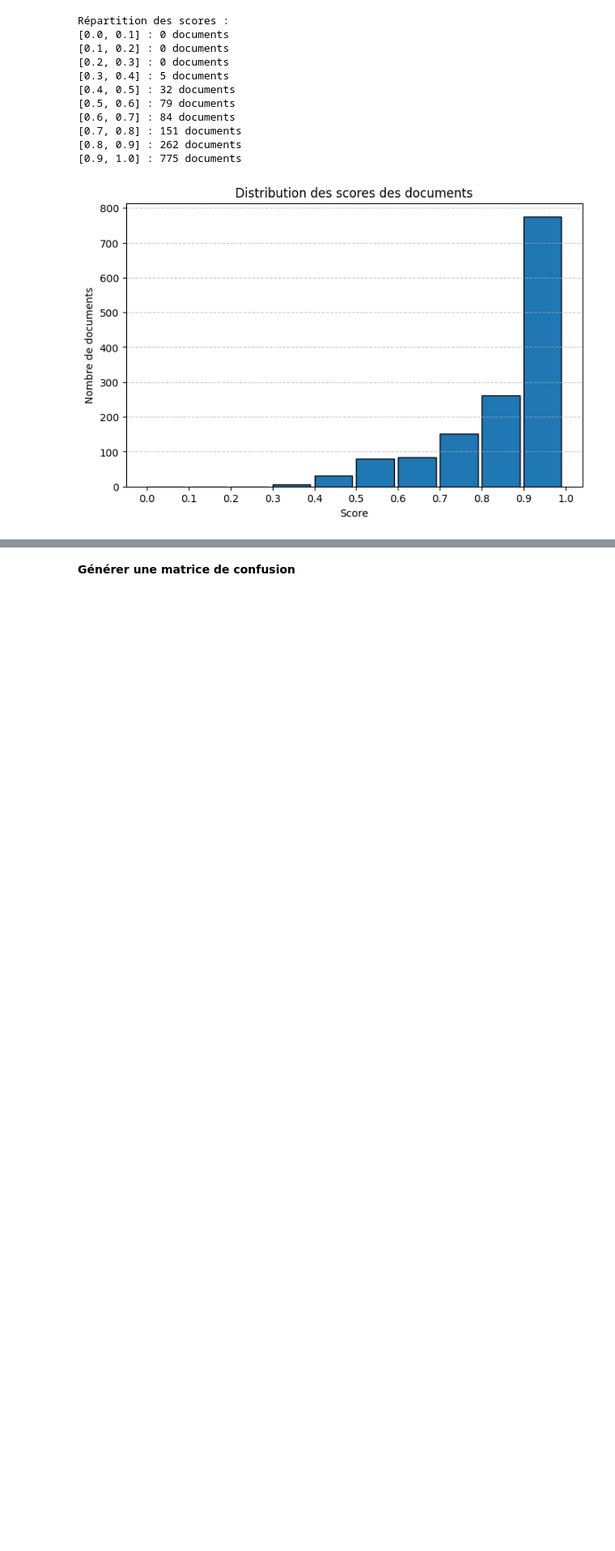
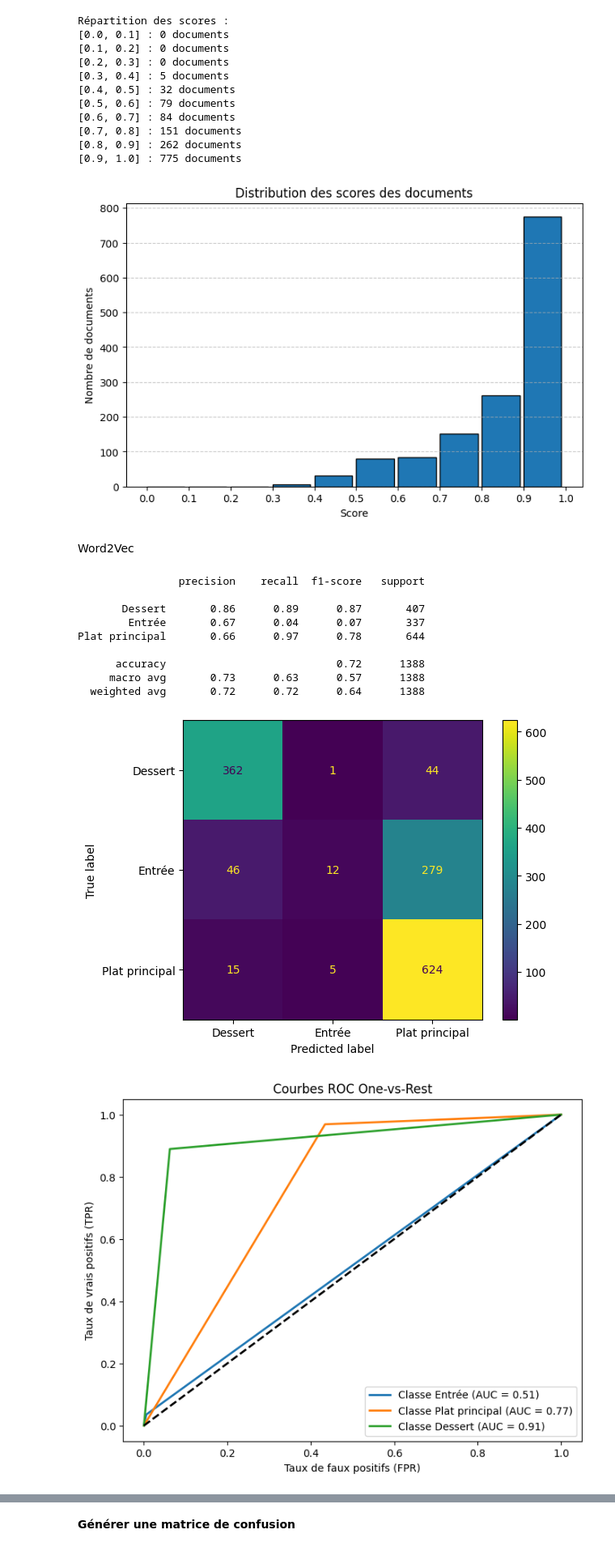
Before and after one commit to Raclax/Projet_TAL_marie_clara, a Jupyter notebook: src/traininf_nb.ipynb, the cells around one changed output, grey strips where cells are left out. Shown at 81% size. Drawn from its saved outputs; the diff is of its cells as text; code cells hidden in the pictures; blank space fills up the shorter version.

```diff
--- a/src/traininf_nb.ipynb
+++ b/src/traininf_nb.ipynb
@@ -258,9 +289,9 @@ Répartition des scores :
 # %%
 model = MultinomialNB()
-model.fit(x_train, y_train_encoded)
+model.fit(x_train_tf, y_train_encoded)
 
-y_pred_encoded = model.predict(x_test)
-y_pred_proba = model.predict_proba(x_test)
+y_pred_encoded = model.predict(x_test_tf)
+y_pred_proba = model.predict_proba(x_test_tf)
 
 y_pred = encoder.inverse_transform(y_pred_encoded)
 
@@ -268,7 +299,7 @@ print(classification_report(y_test,y_pred))
 generate_confusion_matrix(y_pred, y_test)
 
 plot_roc_curve(y_test,y_pred)
-plot_score_distribution(y_pred_proba, y_test)
+plot_score_distribution(y_pred_proba)
 # %% [output]
                 precision    recall  f1-score   support
 
@@ -293,3 +324,36 @@ Répartition des scores :
 [0.8, 0.9] : 262 documents
 [0.9, 1.0] : 775 documents
 [figure]
+# %% [markdown]
+Word2Vec
+# %%
+scaler = MinMaxScaler()
+X_train_w2v_scaled = scaler.fit_transform(x_train_w2v)
+X_validation_w2v_scaled = scaler.transform(x_validation_w2v)
+X_test_w2v_scaled = scaler.transform(x_test_w2v)
+
+model = MultinomialNB()
+model.fit(X_train_w2v_scaled, y_train_encoded)
+
+y_pred_encoded = model.predict(X_test_w2v_scaled)
+y_pred_proba = model.predict_proba(X_test_w2v_scaled)
+
+y_pred = encoder.inverse_transform(y_pred_encoded)
+
+print(classification_report(y_test,y_pred))
+generate_confusion_matrix(y_pred, y_test)
+
+plot_roc_curve(y_test,y_pred)
+plot_score_distribution(y_pred_proba)
+# %% [output]
+                precision    recall  f1-score   support
+
+       Dessert       0.86      0.89      0.87       407
+        Entrée       0.67      0.04      0.07       337
+Plat principal       0.66      0.97      0.78       644
+
+      accuracy                           0.72      1388
+     macro avg       0.73      0.63      0.57      1388
+  weighted avg       0.72      0.72      0.64      1388
+[figure, added]
+[figure, added]
```
Also changed, not shown: parts of 10 cells of this notebook, 25 other files.
